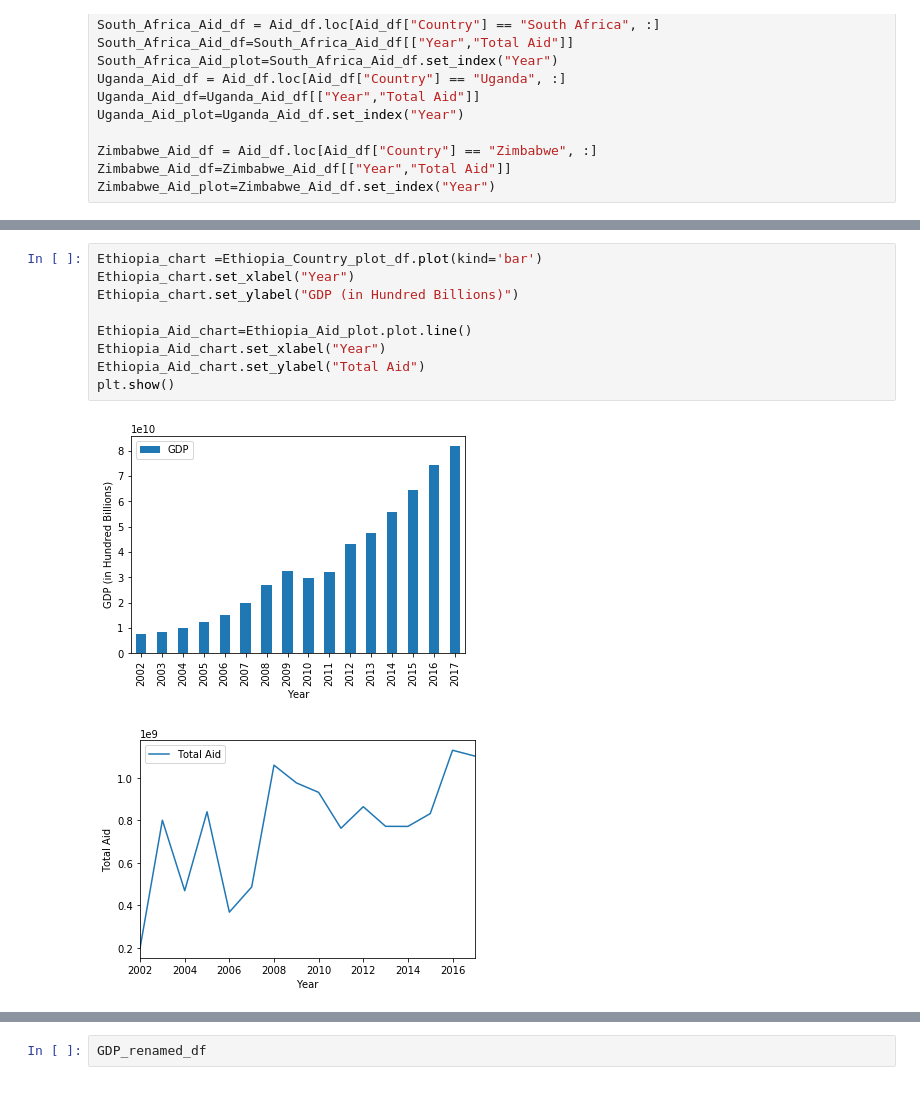
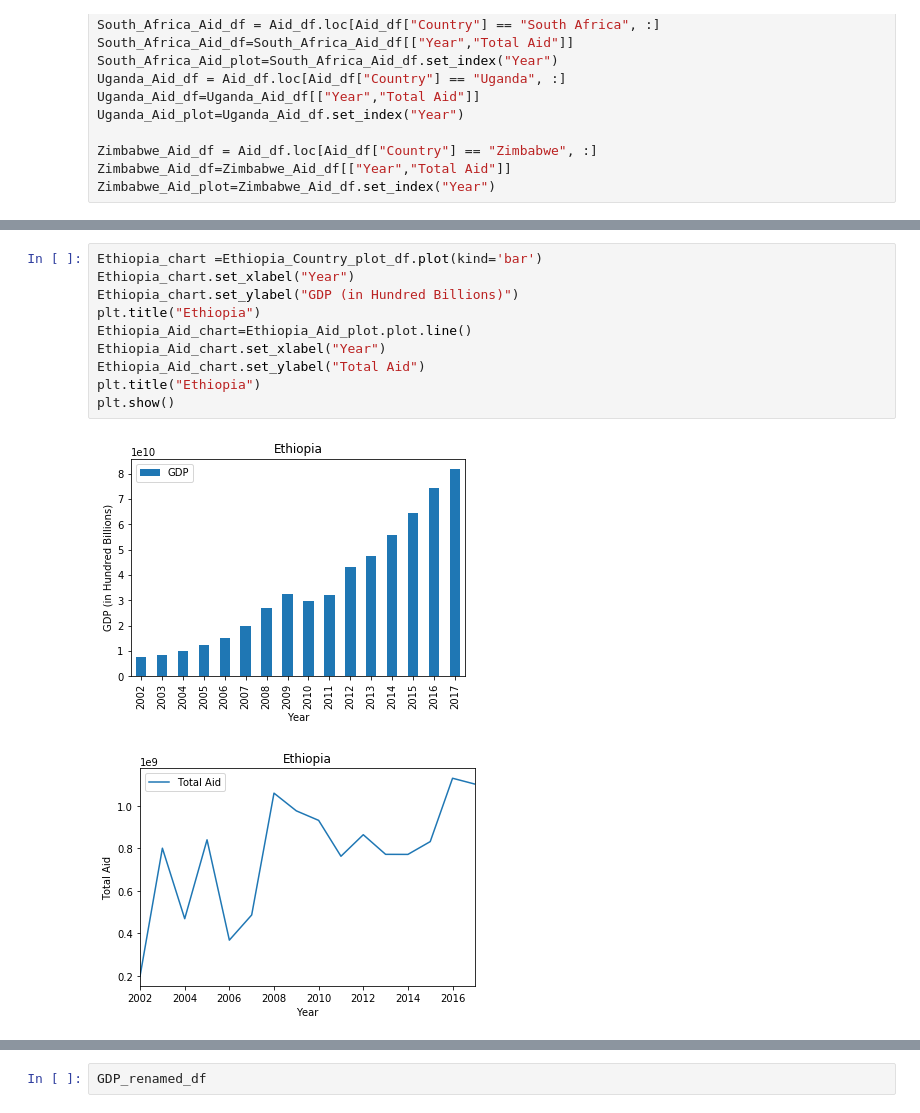
Before and after one commit to juliasweet/Project_1, a Jupyter notebook: GDP and Subsaharan Africa.ipynb, the cells around one changed output, grey strips where cells are left out. Cells and saved outputs as stored; diff of their text form.

```diff
--- a/GDP and Subsaharan Africa.ipynb
+++ b/GDP and Subsaharan Africa.ipynb
@@ -313,15 +317,16 @@ plt.show()
 # %%
 Ethiopia_chart =Ethiopia_Country_plot_df.plot(kind='bar')
 Ethiopia_chart.set_xlabel("Year")
 Ethiopia_chart.set_ylabel("GDP (in Hundred Billions)")
-
+plt.title("Ethiopia")
 Ethiopia_Aid_chart=Ethiopia_Aid_plot.plot.line()
 Ethiopia_Aid_chart.set_xlabel("Year")
 Ethiopia_Aid_chart.set_ylabel("Total Aid")
+plt.title("Ethiopia")
 plt.show()
 # %% [output]
-[figure, old version]
+[figure, new version]
-[figure, old version]
+[figure, new version]
 # %%
 Ghana_chart =Ghana_Country_plot_df.plot(kind='bar')
 Ghana_chart.set_xlabel("Year")
```
Also changed, not shown: parts of 18 cells of this notebook.
